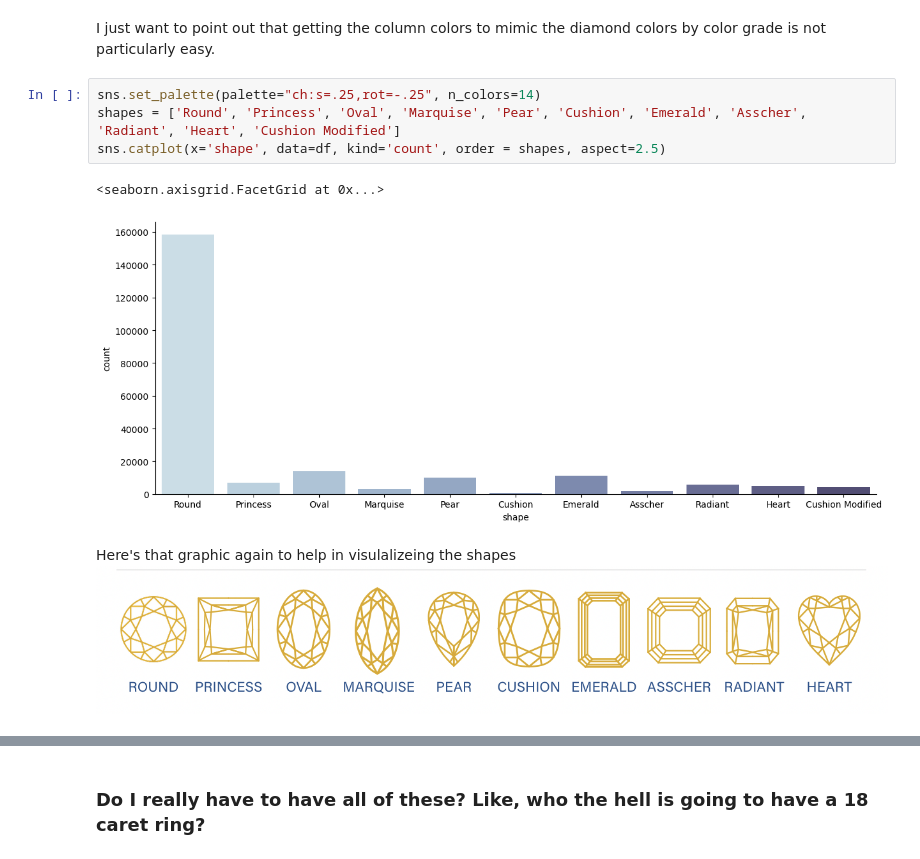
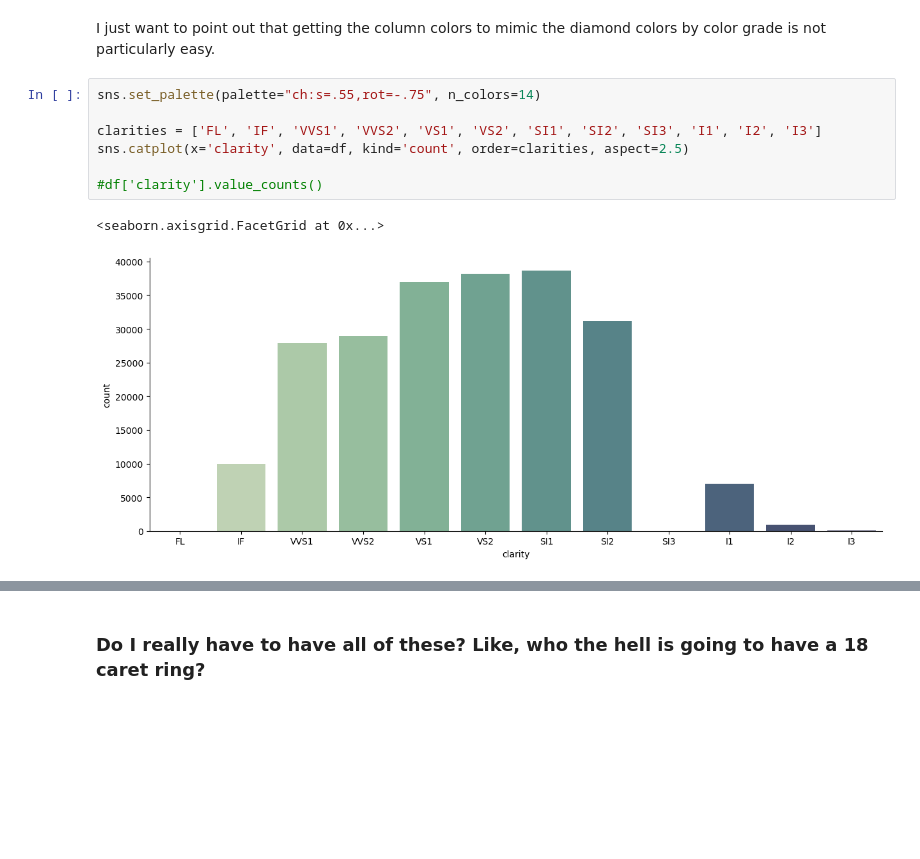
Before and after one commit to Little-PyProjects/Bees, a Jupyter notebook: Diamonds/notebook/EDA.ipynb, the cells around one changed output, grey strips where cells are left out. Drawn from its saved outputs; the diff is of its cells as text; blank space fills up the shorter version.

Commit message:
Update: Added more EDA,reorganized sections, and refined charts

```diff
--- a/Diamonds/notebook/EDA.ipynb
+++ b/Diamonds/notebook/EDA.ipynb
@@ -112,12 +161,12 @@ sns.catplot(x='color', data=df, kind='count',order = colors, aspect=2.5)
 # %% [markdown]
 I just want to point out that getting the column colors to mimic the diamond colors by color grade is not particularly easy.
 # %%
-sns.set_palette(palette="ch:s=.25,rot=-.25", n_colors=14)
-shapes = ['Round', 'Princess', 'Oval', 'Marquise', 'Pear', 'Cushion', 'Emerald', 'Asscher', 'Radiant', 'Heart', 'Cushion Modified']
-sns.catplot(x='shape', data=df, kind='count', order = shapes, aspect=2.5)
+sns.set_palette(palette="ch:s=.55,rot=-.75", n_colors=14)
+
+clarities = ['FL', 'IF', 'VVS1', 'VVS2', 'VS1', 'VS2', 'SI1', 'SI2', 'SI3', 'I1', 'I2', 'I3']
+sns.catplot(x='clarity', data=df, kind='count', order=clarities, aspect=2.5)
+
+#df['clarity'].value_counts()
 # %% [output]
 <seaborn.axisgrid.FacetGrid at 0x...>
-[figure, old version]
+[figure, new version]
-# %% [markdown]
-Here's that graphic again to help in visulalizeing the shapes
-![Screen%20Shot%202022-07-20%20at%207.31.44%20PM.png](attachment:Screen%20Shot%202022-07-20%20at%207.31.44%20PM.png)
```
Also changed, not shown: parts of 28 cells of this notebook.
